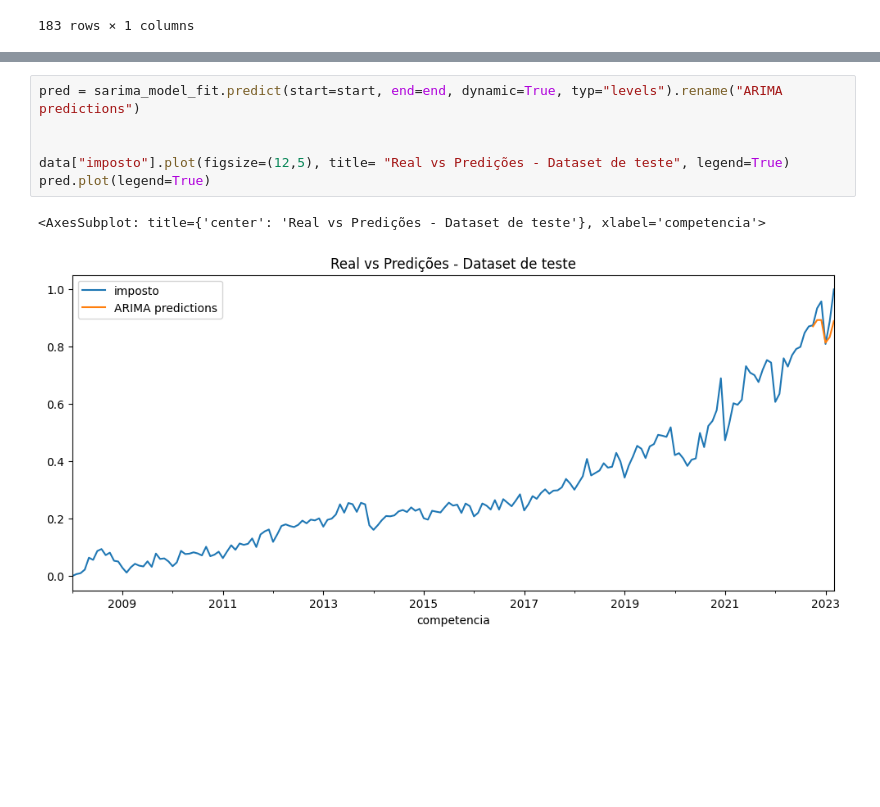
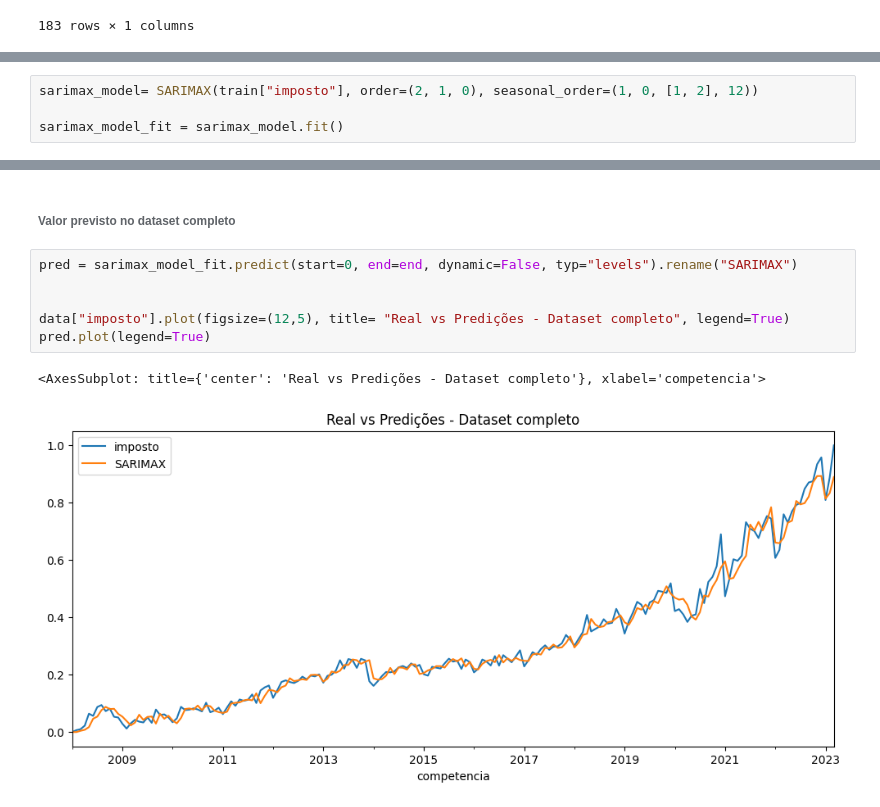
Before and after one commit to GiancarloPandini/TrabalhoFinalIA, a Jupyter notebook: Notebooks/CriacaoModeloMunicipio.ipynb, the cells around one changed output, grey strips where cells are left out. Drawn from its saved outputs; the diff is of its cells as text; blank space fills up the shorter version.

```diff
--- a/Notebooks/CriacaoModeloMunicipio.ipynb
+++ b/Notebooks/CriacaoModeloMunicipio.ipynb
@@ -263,0 +203,4 @@ Warnings:
+# %%
+sarimax_model= SARIMAX(train["imposto"], order=(2, 1, 0), seasonal_order=(1, 0, [1, 2], 12))
+
+sarimax_model_fit = sarimax_model.fit()
@@ -308,9 +250,11 @@ array([[2563198.88599074],
+# %% [markdown]
+###### Valor previsto no dataset completo
 # %%
-pred = sarima_model_fit.predict(start=start, end=end, dynamic=True, typ="levels").rename("ARIMA predictions")
+pred = sarimax_model_fit.predict(start=0, end=end, dynamic=False, typ="levels").rename("SARIMAX")
 
 
-data["imposto"].plot(figsize=(12,5), title= "Real vs Predições - Dataset de teste", legend=True)
+data["imposto"].plot(figsize=(12,5), title= "Real vs Predições - Dataset completo", legend=True)
 pred.plot(legend=True)
 # %% [output]
-<AxesSubplot: title={'center': 'Real vs Predições - Dataset de teste'}, xlabel='competencia'>
+<AxesSubplot: title={'center': 'Real vs Predições - Dataset completo'}, xlabel='competencia'>
-[figure, old version]
+[figure, new version]
```
Also changed, not shown: parts of 39 cells of this notebook, 1 other file.
